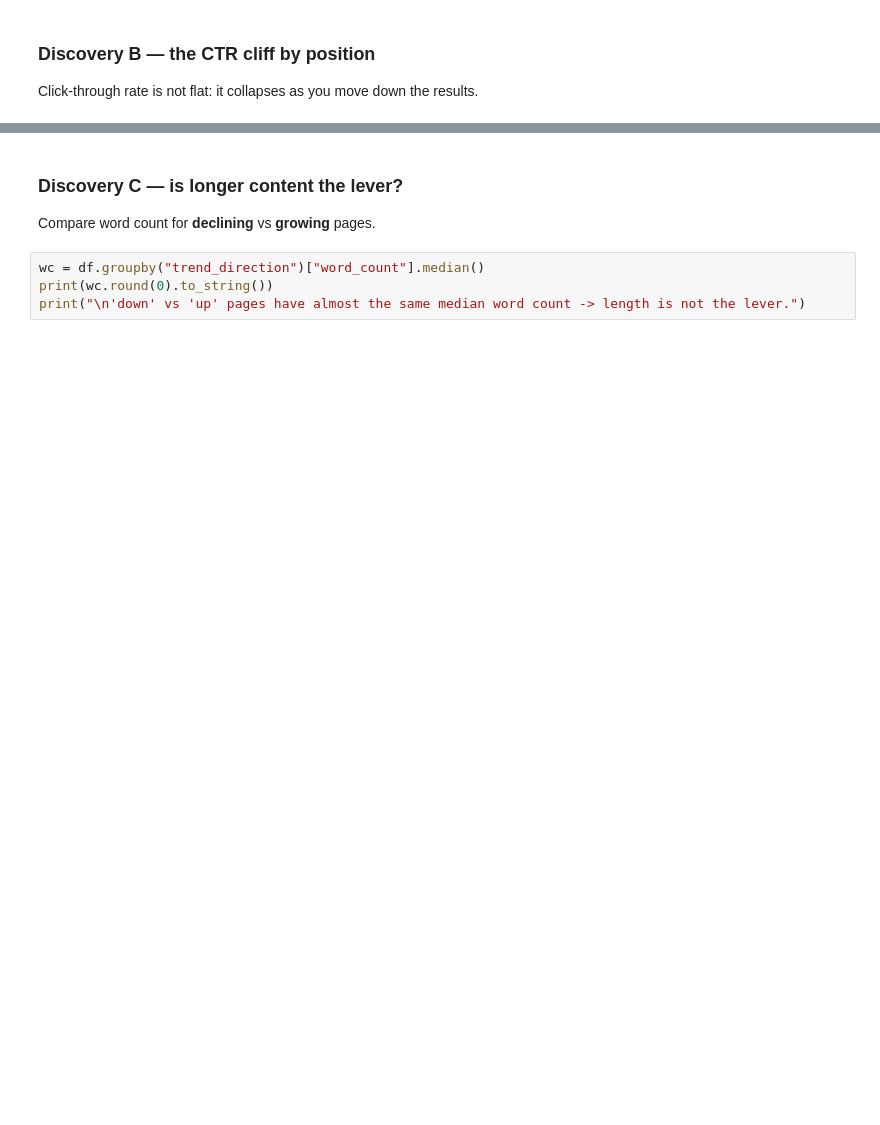
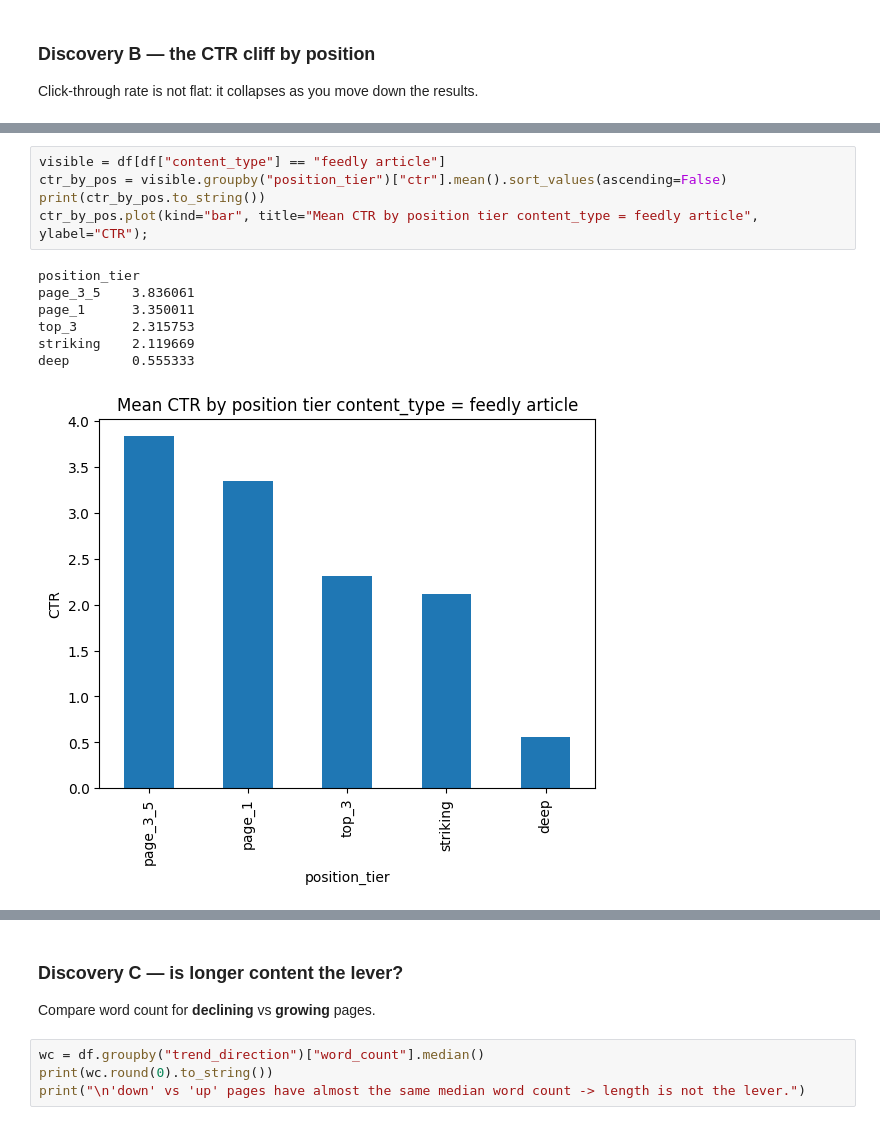
Before and after one commit to MuhammadFaizan0023/FlyRank_Week1_Assignment1, a Jupyter notebook: notebooks/01_first_look_and_discovery.ipynb, the cells around one changed output, grey strips where cells are left out. Drawn from its saved outputs; the diff is of its cells as text; blank space fills up the shorter version.

```diff
--- a/notebooks/01_first_look_and_discovery.ipynb
+++ b/notebooks/01_first_look_and_discovery.ipynb
@@ -82,0 +243,13 @@ ctr_by_pos.plot(kind="bar", title="Mean CTR by position tier (impressions >= 100
+# %%
+visible = df[df["content_type"] == "feedly article"]
+ctr_by_pos = visible.groupby("position_tier")["ctr"].mean().sort_values(ascending=False)
+print(ctr_by_pos.to_string())
+ctr_by_pos.plot(kind="bar", title="Mean CTR by position tier content_type = feedly article", ylabel="CTR");
+# %% [output]
+position_tier
+page_3_5    3.836061
+page_1      3.350011
+top_3       2.315753
+striking    2.119669
+deep        0.555333
+[figure, added]
```
Also changed, not shown: parts of 21 cells of this notebook.
